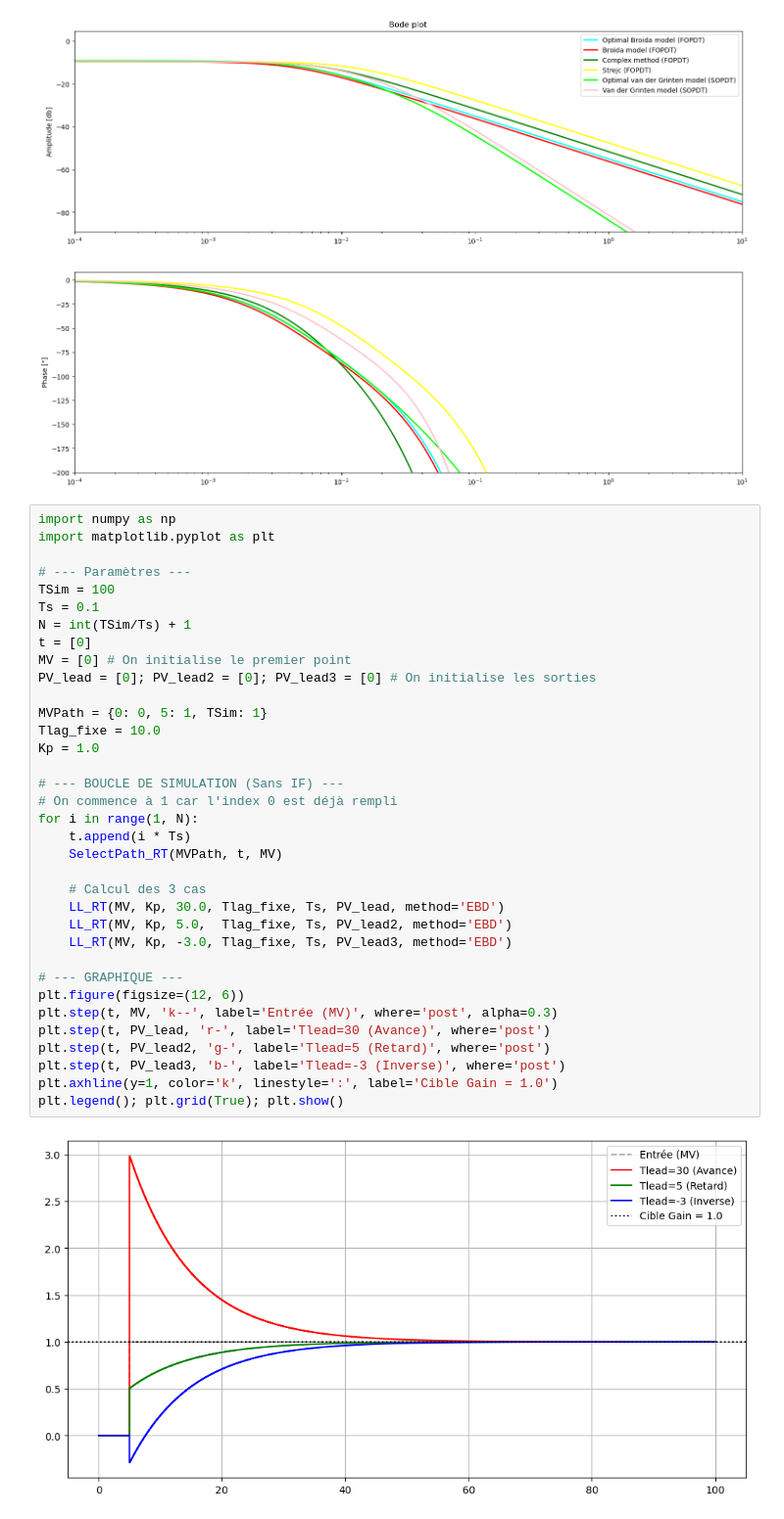
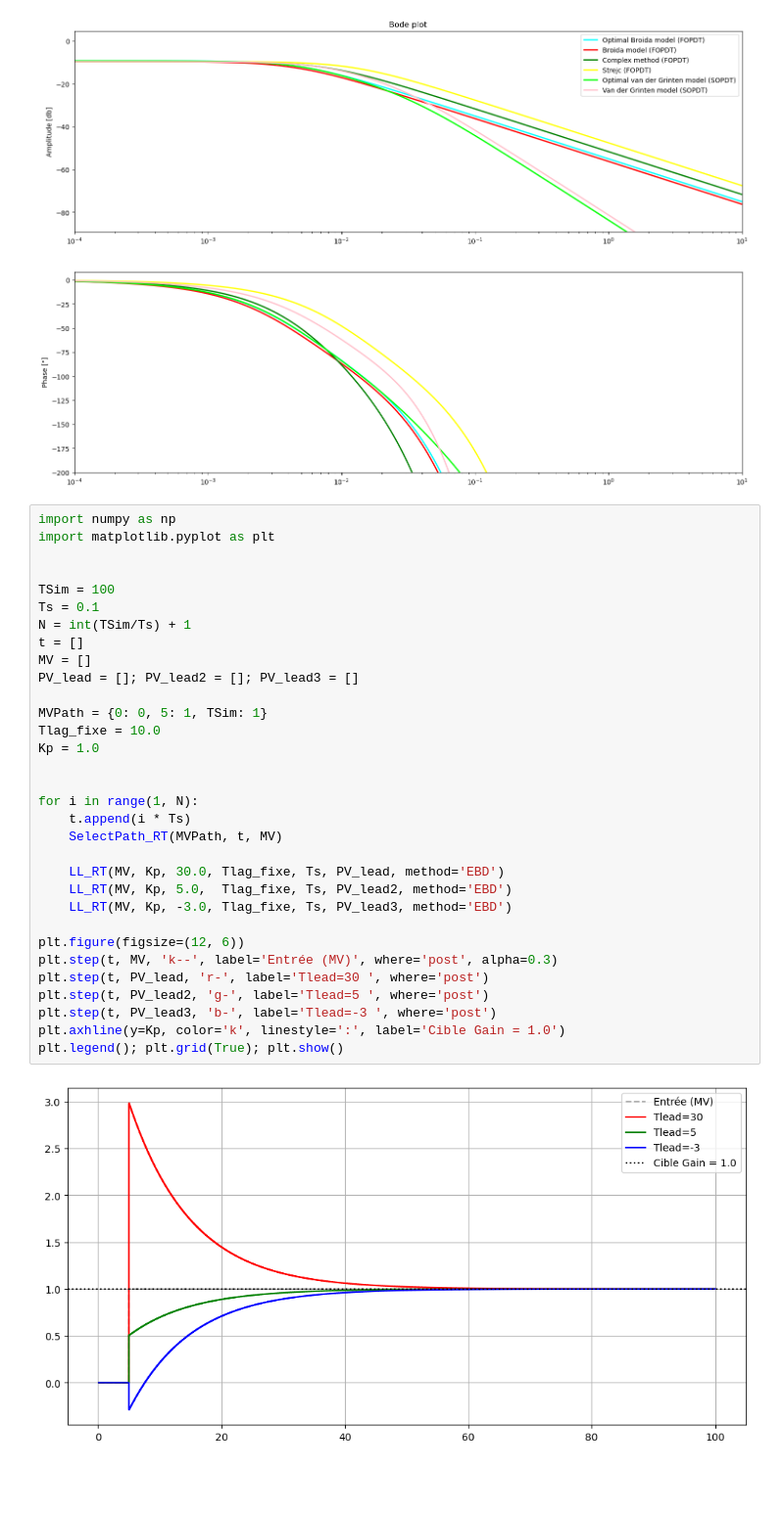
Before and after one commit to ayoub23218/Control-Tclab, a Jupyter notebook: Simulation_OLP.ipynb, the cells around one changed output. Shown at 98% size. Cells and saved outputs as stored; diff of their text form; blank space fills up the shorter version.

```diff
--- a/Simulation_OLP.ipynb
+++ b/Simulation_OLP.ipynb
@@ -178,37 +178,34 @@ Text(0, 0.5, 'Phase [°]')
 # %%
 import numpy as np
 import matplotlib.pyplot as plt
 
-# --- Paramètres ---
+
 TSim = 100
 Ts = 0.1
 N = int(TSim/Ts) + 1
-t = [0]
-MV = [0] # On initialise le premier point
-PV_lead = [0]; PV_lead2 = [0]; PV_lead3 = [0] # On initialise les sorties
+t = []
+MV = []
+PV_lead = []; PV_lead2 = []; PV_lead3 = []
 
 MVPath = {0: 0, 5: 1, TSim: 1}
 Tlag_fixe = 10.0
 Kp = 1.0
 
-# --- BOUCLE DE SIMULATION (Sans IF) ---
-# On commence à 1 car l'index 0 est déjà rempli
+
 for i in range(1, N):
     t.append(i * Ts)
     SelectPath_RT(MVPath, t, MV)
 
-    # Calcul des 3 cas
     LL_RT(MV, Kp, 30.0, Tlag_fixe, Ts, PV_lead, method='EBD')
     LL_RT(MV, Kp, 5.0,  Tlag_fixe, Ts, PV_lead2, method='EBD')
     LL_RT(MV, Kp, -3.0, Tlag_fixe, Ts, PV_lead3, method='EBD')
 
-# --- GRAPHIQUE ---
 plt.figure(figsize=(12, 6))
 plt.step(t, MV, 'k--', label='Entrée (MV)', where='post', alpha=0.3)
-plt.step(t, PV_lead, 'r-', label='Tlead=30 (Avance)', where='post')
-plt.step(t, PV_lead2, 'g-', label='Tlead=5 (Retard)', where='post')
-plt.step(t, PV_lead3, 'b-', label='Tlead=-3 (Inverse)', where='post')
-plt.axhline(y=1, color='k', linestyle=':', label='Cible Gain = 1.0')
+plt.step(t, PV_lead, 'r-', label='Tlead=30 ', where='post')
+plt.step(t, PV_lead2, 'g-', label='Tlead=5 ', where='post')
+plt.step(t, PV_lead3, 'b-', label='Tlead=-3 ', where='post')
+plt.axhline(y=Kp, color='k', linestyle=':', label='Cible Gain = 1.0')
 plt.legend(); plt.grid(True); plt.show()
 # %% [output]
-[figure, old version]
+[figure, new version]
```
Also changed, not shown: parts of 1 cell of this notebook, 4 other files.
